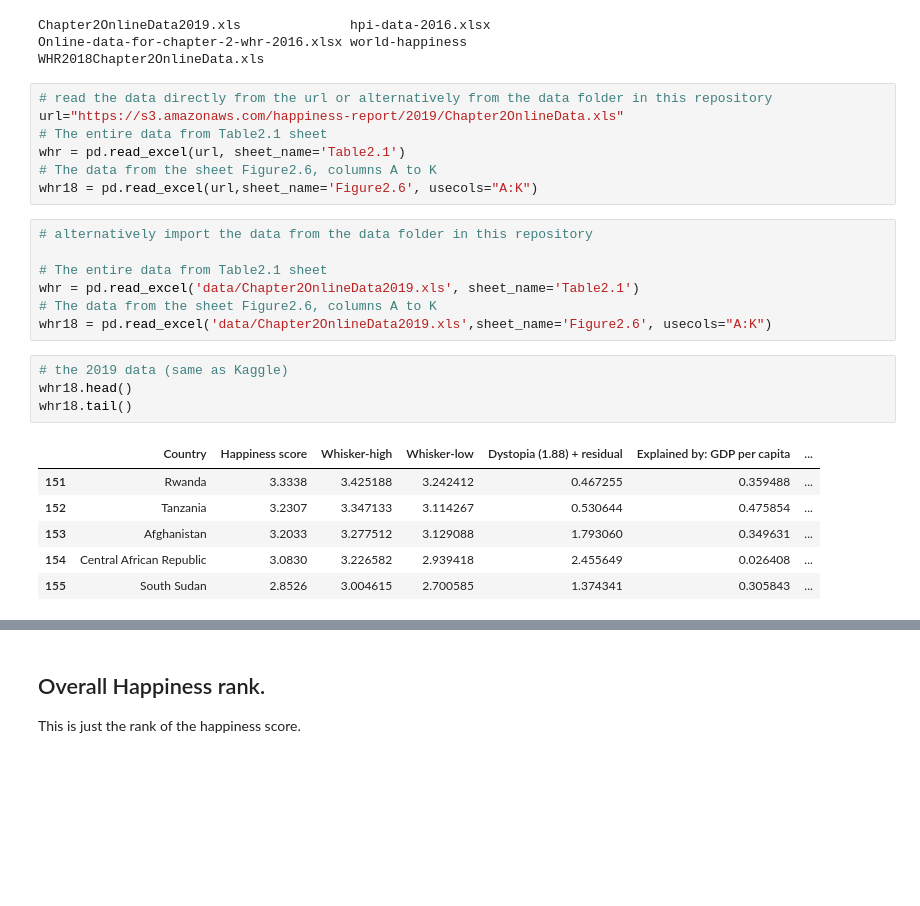
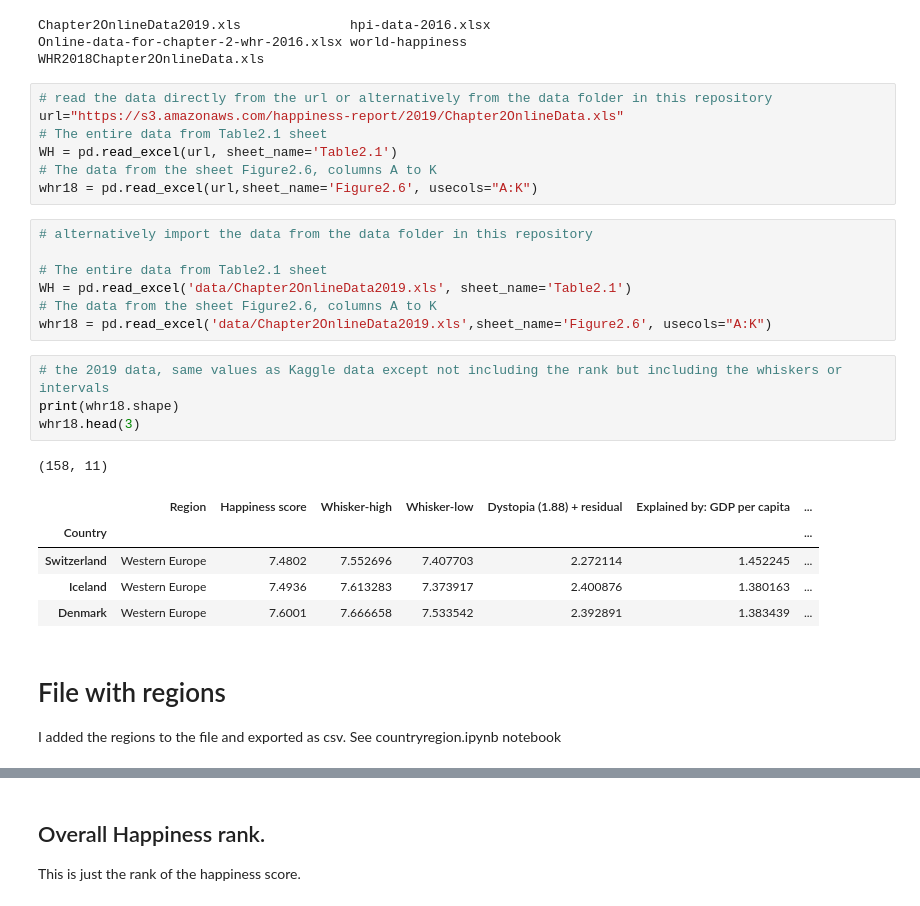
Before and after one commit to angela1C/Programming-for-Data-Analysis-Simulation-Project-2019, a Jupyter notebook: HappySimulate.ipynb, the cells around one changed output, grey strips where cells are left out. Drawn from its saved outputs; the diff is of its cells as text; blank space fills up the shorter version.

```diff
--- a/HappySimulate.ipynb
+++ b/HappySimulate.ipynb
@@ -174,24 +180,27 @@ WHR2018Chapter2OnlineData.xls
 # read the data directly from the url or alternatively from the data folder in this repository
 url="https://s3.amazonaws.com/happiness-report/2019/Chapter2OnlineData.xls"
 # The entire data from Table2.1 sheet
-whr = pd.read_excel(url, sheet_name='Table2.1')
+WH = pd.read_excel(url, sheet_name='Table2.1')
 # The data from the sheet Figure2.6, columns A to K
 whr18 = pd.read_excel(url,sheet_name='Figure2.6', usecols="A:K")
 # %%
 # alternatively import the data from the data folder in this repository
 
 # The entire data from Table2.1 sheet
-whr = pd.read_excel('data/Chapter2OnlineData2019.xls', sheet_name='Table2.1')
+WH = pd.read_excel('data/Chapter2OnlineData2019.xls', sheet_name='Table2.1')
 # The data from the sheet Figure2.6, columns A to K
 whr18 = pd.read_excel('data/Chapter2OnlineData2019.xls',sheet_name='Figure2.6', usecols="A:K")
 # %%
-# the 2019 data (same as Kaggle)
-whr18.head()
-whr18.tail()
+# the 2019 data, same values as Kaggle data except not including the rank but including the whiskers or intervals
+print(whr18.shape)
+whr18.head(3)
 # %% [output]
+(158, 11)
-|  | Country | Happiness score | Whisker-high | Whisker-low | Dystopia (1.88) + residual | Explained by: GDP per capita | ... |
-| 151 | Rwanda | 3.3338 | 3.425188 | 3.242412 | 0.467255 | 0.359488 | ... |
-| 152 | Tanzania | 3.2307 | 3.347133 | 3.114267 | 0.530644 | 0.475854 | ... |
-| 153 | Afghanistan | 3.2033 | 3.277512 | 3.129088 | 1.793060 | 0.349631 | ... |
-| 154 | Central African Republic | 3.0830 | 3.226582 | 2.939418 | 2.455649 | 0.026408 | ... |
-| 155 | South Sudan | 2.8526 | 3.004615 | 2.700585 | 1.374341 | 0.305843 | ... |
+|  | Region | Happiness score | Whisker-high | Whisker-low | Dystopia (1.88) + residual | Explained by: GDP per capita | ... |
+| Country |  |  |  |  |  |  | ... |
+| Switzerland | Western Europe | 7.4802 | 7.552696 | 7.407703 | 2.272114 | 1.452245 | ... |
+| Iceland | Western Europe | 7.4936 | 7.613283 | 7.373917 | 2.400876 | 1.380163 | ... |
+| Denmark | Western Europe | 7.6001 | 7.666658 | 7.533542 | 2.392891 | 1.383439 | ... |
+# %% [markdown]
+# File with regions
+I added the regions to the file and exported as csv. See countryregion.ipynb notebook
```
Also changed, not shown: parts of 74 cells of this notebook, 4 other files.
